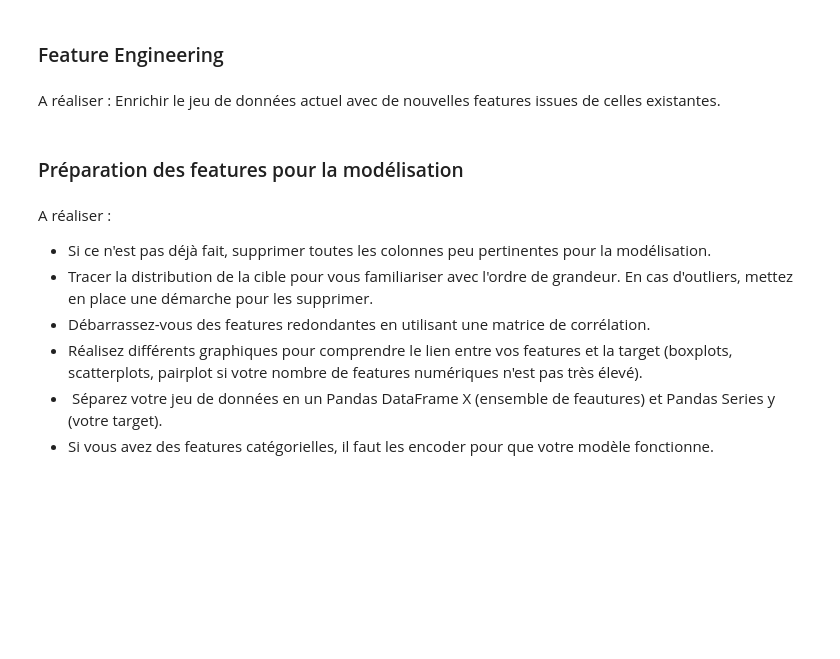
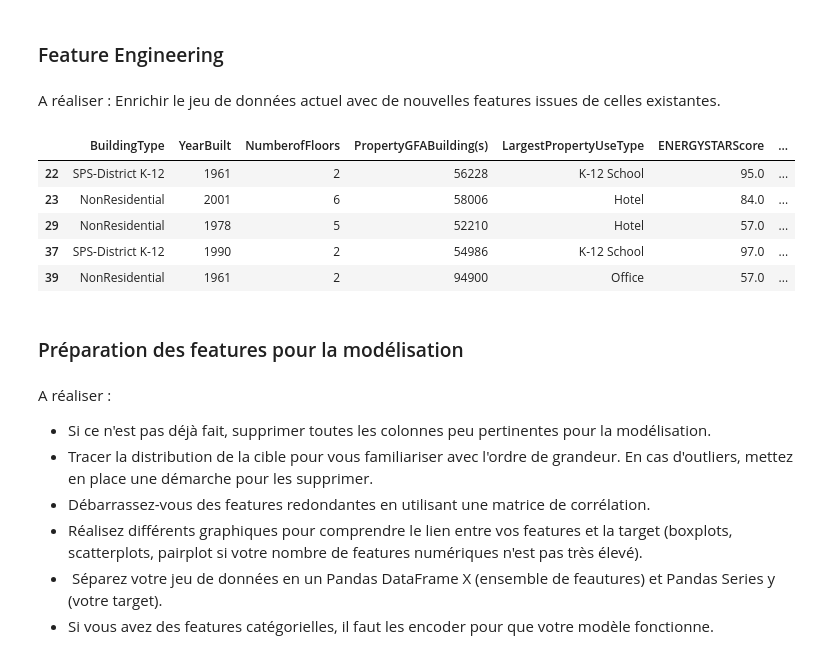
Before and after one commit to tgothie67-debug/6_Anticipez_les_besoins_en_consommation_de_batiments, a Jupyter notebook: template_modelistation_supervisee.ipynb, the cells around one changed output. Saved outputs shown, nothing was run; the diff lists cells and outputs as text; code cells hidden in the pictures; blank space fills up the shorter version.

```diff
--- a/template_modelistation_supervisee.ipynb
+++ b/template_modelistation_supervisee.ipynb
@@ -135,0 +355,3 @@ Nombre de lignes après le filtre : 0
+# %%
+# Supprime la colonne 'NumberofBuildings' car uniquement une valeur
+building_consumption_sans_outliers = building_consumption_sans_outliers.drop(columns=['NumberofBuildings'])
@@ -135,0 +365,11 @@ Nombre de lignes après le filtre : 0
+# %%
+# Afficher le nombre de lignes avant suppression
+nb_lignes_avant = len(building_consumption_sans_outliers)
+print(f"Nombre de lignes avant suppression des valeurs vides : {nb_lignes_avant}")
+
+# Supprimer les lignes avec des valeurs vides dans n'importe quelle colonne
+building_consumption_cleaned = building_consumption_sans_outliers.dropna()
+
+# Afficher le nombre de lignes après suppression
+nb_lignes_apres = len(building_consumption_cleaned)
+print(f"Nombre de lignes après suppression des valeurs vides : {nb_lignes_apres}")
@@ -164,0 +409,9 @@ A réaliser : Enrichir le jeu de données actuel avec de nouvelles features issu
+# %%
+building_consumption_cleaned.head(5)
+# %% [output]
+|  | BuildingType | YearBuilt | NumberofFloors | PropertyGFABuilding(s) | LargestPropertyUseType | ENERGYSTARScore | ... |
+| 22 | SPS-District K-12 | 1961 | 2 | 56228 | K-12 School | 95.0 | ... |
+| 23 | NonResidential | 2001 | 6 | 58006 | Hotel | 84.0 | ... |
+| 29 | NonResidential | 1978 | 5 | 52210 | Hotel | 57.0 | ... |
+| 37 | SPS-District K-12 | 1990 | 2 | 54986 | K-12 School | 97.0 | ... |
+| 39 | NonResidential | 1961 | 2 | 94900 | Office | 57.0 | ... |
```
Also changed, not shown: parts of 21 cells of this notebook, 3 other files.
